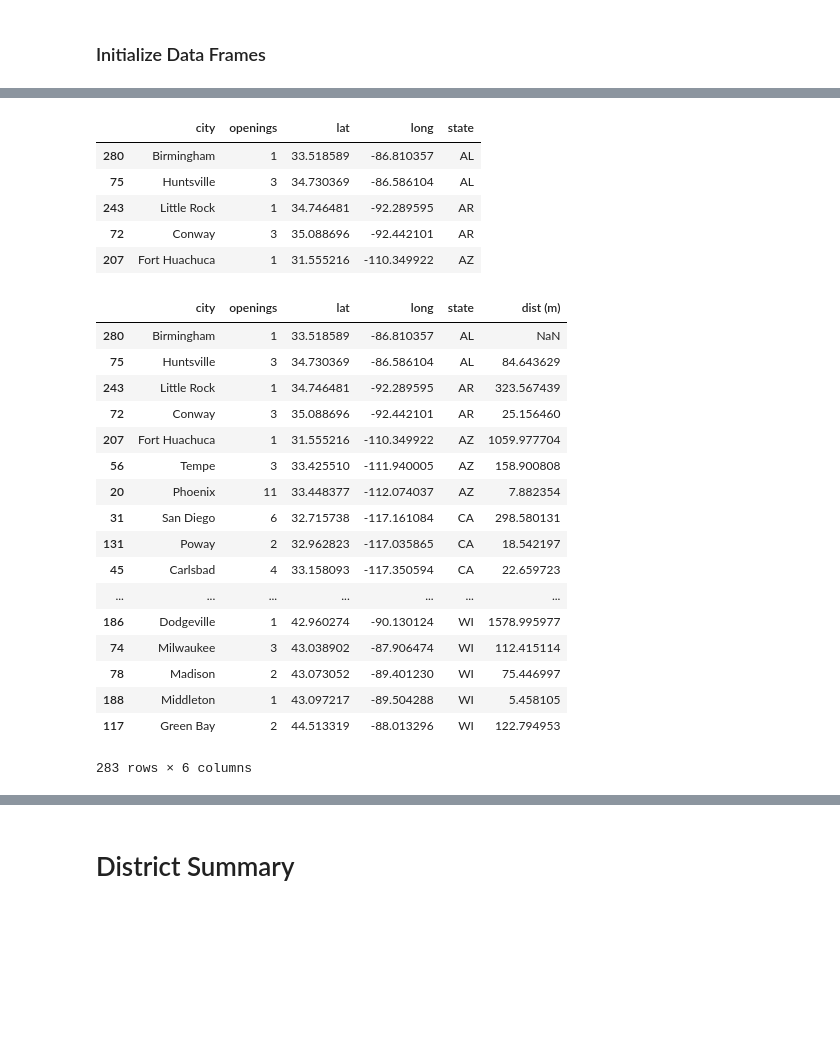
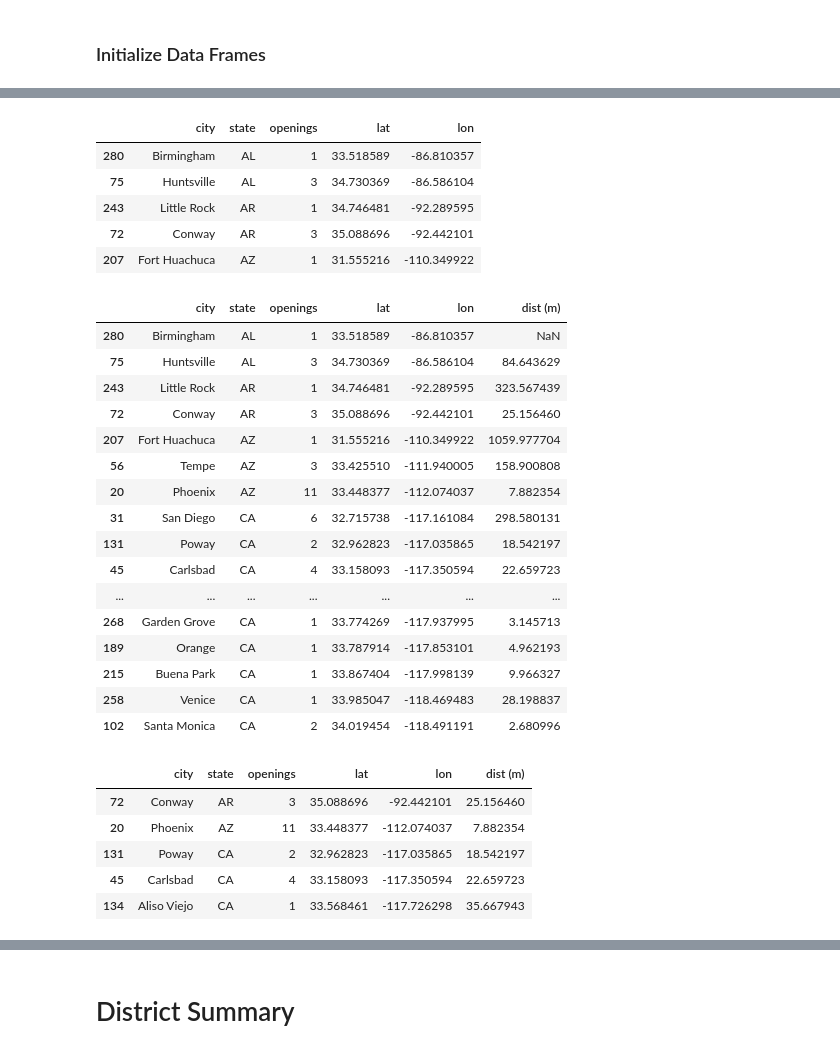
Before and after one commit to laurelkstewart/project_one, a Jupyter notebook: openings_by_metro.ipynb, the cells around one changed output, grey strips where cells are left out. Cells and saved outputs as stored; diff of their text form; code cells hidden in the pictures; blank space fills up the shorter version.

```diff
--- a/openings_by_metro.ipynb
+++ b/openings_by_metro.ipynb
@@ -12,7 +16,6 @@ def gc_dist_np(lat1, lon1, lat2, lon2):
     Using the Haversine Formula and presuming a spherical Earth with radius R this function
         calculates the great circle distance (elevation not taken into account) between two points.
 
-    Source: https://www.movable-type.co.uk/scripts/gis-faq-5.1.html
     Note: this method is not extremely accurate at short distances (<10km)
 
     Attributes:
@@ -27,9 +30,7 @@ def gc_dist_np(lat1, lon1, lat2, lon2):
     R = 3956 # Approximate radius of the earth in statute miles
 
     lat1, lon1, lat2, lon2 = np.radians([lat1, lon1, lat2, lon2])
-
     a = np.sin((lat2-lat1)/2.0)**2 + np.cos(lat1) * np.cos(lat2) * np.sin((lon2-lon1)/2.0)**2
-
     c = 2 * np.arcsin(np.sqrt(a)) # great circle distance in radians
 
     return R * c
@@ -37,3 +38,4 @@ def gc_dist_np(lat1, lon1, lat2, lon2):
 openings_df = pd.read_table('openings_by_city_lat_long.csv', sep=',')
 # %%
 openings_df.drop(['Unnamed: 0'], axis=1, inplace=True)
+openings_df.rename(columns={"long": "lon"}, inplace=True)
@@ -62,19 +43,21 @@ openings_df.rename(columns={"long": "lon"})
 city_state_df = openings_df['city'].str.split(", ", n = 1, expand = True)
 openings_df['city'] = city_state_df[0]
 openings_df['state'] = city_state_df[1]
+# %%
+openings_df = openings_df[['city', 'state', 'openings', 'lat', 'lon']]
 # %%
 openings_df.sort_values(by=['state', 'lat'], inplace=True)
 # %%
 openings_df.head()
 # %% [output]
-|  | city | openings | lat | long | state |
-| 280 | Birmingham | 1 | 33.518589 | -86.810357 | AL |
-| 75 | Huntsville | 3 | 34.730369 | -86.586104 | AL |
-| 243 | Little Rock | 1 | 34.746481 | -92.289595 | AR |
-| 72 | Conway | 3 | 35.088696 | -92.442101 | AR |
-| 207 | Fort Huachuca | 1 | 31.555216 | -110.349922 | AZ |
+|  | city | state | openings | lat | lon |
+| 280 | Birmingham | AL | 1 | 33.518589 | -86.810357 |
+| 75 | Huntsville | AL | 3 | 34.730369 | -86.586104 |
+| 243 | Little Rock | AR | 1 | 34.746481 | -92.289595 |
+| 72 | Conway | AR | 3 | 35.088696 | -92.442101 |
+| 207 | Fort Huachuca | AZ | 1 | 31.555216 | -110.349922 |
 # %%
 openings_df['dist (m)'] = gc_dist_np(openings_df.lat, \
-                            openings_df.long, \
+                            openings_df.lon, \
                             openings_df.lat.shift(), \
-                            openings_df.long.shift())
+                            openings_df.lon.shift())
@@ -86,22 +64,21 @@ openings_df['dist (m)'] = gc_dist_np(openings_df.lat, \
 # %%
-openings_df
+openings_df.head(20)
 # %% [output]
-|  | city | openings | lat | long | state | dist (m) |
-| 280 | Birmingham | 1 | 33.518589 | -86.810357 | AL | NaN |
-| 75 | Huntsville | 3 | 34.730369 | -86.586104 | AL | 84.643629 |
-| 243 | Little Rock | 1 | 34.746481 | -92.289595 | AR | 323.567439 |
-| 72 | Conway | 3 | 35.088696 | -92.442101 | AR | 25.156460 |
-| 207 | Fort Huachuca | 1 | 31.555216 | -110.349922 | AZ | 1059.977704 |
-| 56 | Tempe | 3 | 33.425510 | -111.940005 | AZ | 158.900808 |
-| 20 | Phoenix | 11 | 33.448377 | -112.074037 | AZ | 7.882354 |
-| 31 | San Diego | 6 | 32.715738 | -117.161084 | CA | 298.580131 |
-| 131 | Poway | 2 | 32.962823 | -117.035865 | CA | 18.542197 |
-| 45 | Carlsbad | 4 | 33.158093 | -117.350594 | CA | 22.659723 |
+|  | city | state | openings | lat | lon | dist (m) |
+| 280 | Birmingham | AL | 1 | 33.518589 | -86.810357 | NaN |
+| 75 | Huntsville | AL | 3 | 34.730369 | -86.586104 | 84.643629 |
+| 243 | Little Rock | AR | 1 | 34.746481 | -92.289595 | 323.567439 |
+| 72 | Conway | AR | 3 | 35.088696 | -92.442101 | 25.156460 |
+| 207 | Fort Huachuca | AZ | 1 | 31.555216 | -110.349922 | 1059.977704 |
+| 56 | Tempe | AZ | 3 | 33.425510 | -111.940005 | 158.900808 |
+| 20 | Phoenix | AZ | 11 | 33.448377 | -112.074037 | 7.882354 |
+| 31 | San Diego | CA | 6 | 32.715738 | -117.161084 | 298.580131 |
+| 131 | Poway | CA | 2 | 32.962823 | -117.035865 | 18.542197 |
+| 45 | Carlsbad | CA | 4 | 33.158093 | -117.350594 | 22.659723 |
 | ... | ... | ... | ... | ... | ... | ... |
-| 186 | Dodgeville | 1 | 42.960274 | -90.130124 | WI | 1578.995977 |
-| 74 | Milwaukee | 3 | 43.038902 | -87.906474 | WI | 112.415114 |
-| 78 | Madison | 2 | 43.073052 | -89.401230 | WI | 75.446997 |
-| 188 | Middleton | 1 | 43.097217 | -89.504288 | WI | 5.458105 |
-| 117 | Green Bay | 2 | 44.513319 | -88.013296 | WI | 122.794953 |
+| 268 | Garden Grove | CA | 1 | 33.774269 | -117.937995 | 3.145713 |
+| 189 | Orange | CA | 1 | 33.787914 | -117.853101 | 4.962193 |
+| 215 | Buena Park | CA | 1 | 33.867404 | -117.998139 | 9.966327 |
+| 258 | Venice | CA | 1 | 33.985047 | -118.469483 | 28.198837 |
+| 102 | Santa Monica | CA | 2 | 34.019454 | -118.491191 | 2.680996 |
-283 rows × 6 columns
 # %%
@@ -111,0 +89,10 @@ city_lat_long_df
+# %%
+metro_area = openings_df.loc[openings_df['dist (m)'] <= 50] # ['math_score'].count()
+metro_area.head()
+# %% [output]
+|  | city | state | openings | lat | lon | dist (m) |
+| 72 | Conway | AR | 3 | 35.088696 | -92.442101 | 25.156460 |
+| 20 | Phoenix | AZ | 11 | 33.448377 | -112.074037 | 7.882354 |
+| 131 | Poway | CA | 2 | 32.962823 | -117.035865 | 18.542197 |
+| 45 | Carlsbad | CA | 4 | 33.158093 | -117.350594 | 22.659723 |
+| 134 | Aliso Viejo | CA | 1 | 33.568461 | -117.726298 | 35.667943 |
```
Also changed, not shown: parts of 9 cells of this notebook.
